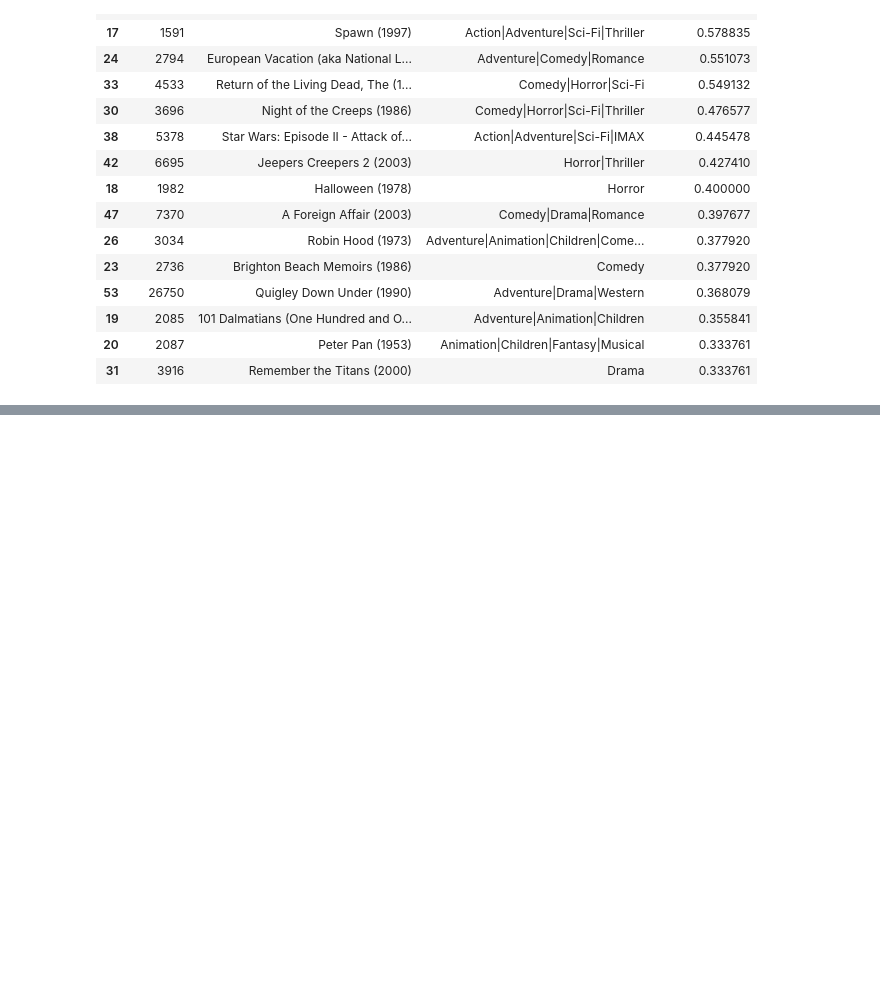
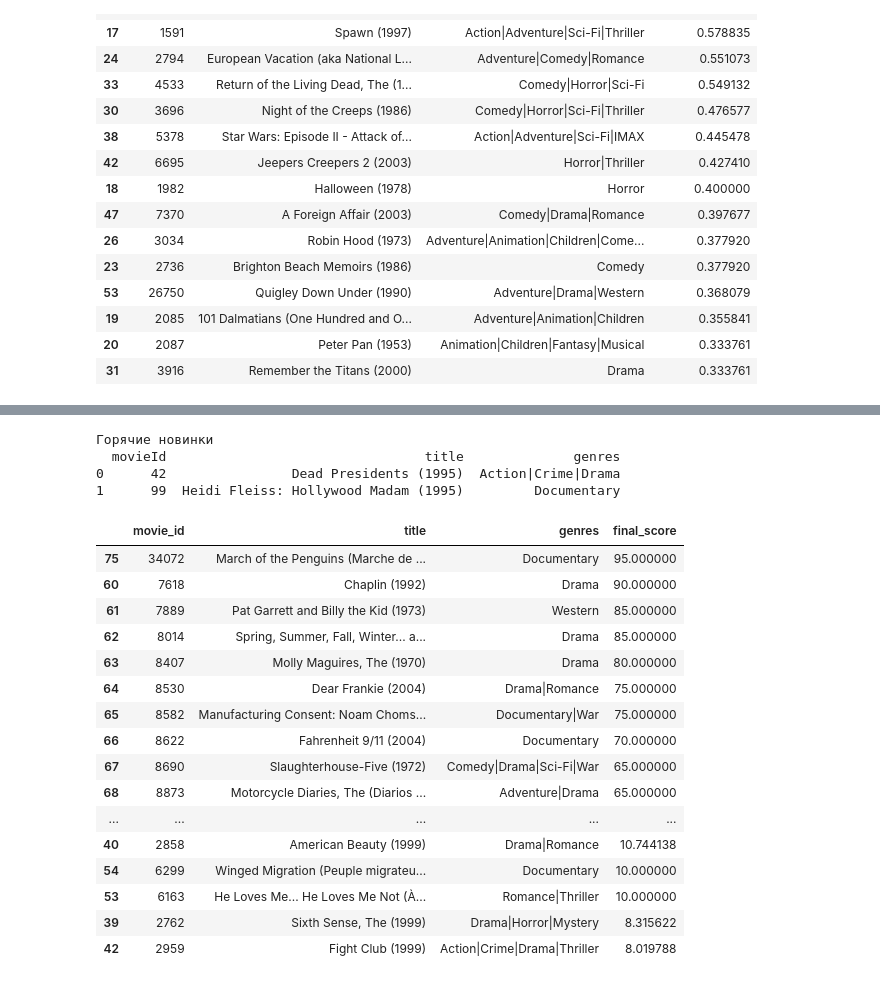
Before and after one commit to Saatarko/HomeworkDS, a Jupyter notebook: Homework_hybrid_rec_system.ipynb, the cells around one changed output, grey strips where cells are left out. Saved outputs shown, nothing was run; the diff lists cells and outputs as text; code cells hidden in the pictures; blank space fills up the shorter version.

```diff
--- a/Homework_hybrid_rec_system.ipynb
+++ b/Homework_hybrid_rec_system.ipynb
@@ -59,6 +60,7 @@ ratings = pd.read_csv('content/films/ratings.csv')
 tags = pd.read_csv('content/films/tags.csv')
 genome_tags = pd.read_csv('content/films/genome-tags.csv')
 genome_scores = pd.read_csv('content/films/genome-scores.csv')
+importance_df = pd.DataFrame(columns=['movieId', 'importance_score'])
 
 # Проверим размеры
 print("movies:", movies.shape)
@@ -955,0 +1062,29 @@ final_df
+# %%
+
+# Получаем рекомендации
+result_zn = ensemble_user_based_with_koef(user_id=5)
+# %% [output]
+Горячие новинки
+  movieId                                 title              genres
+0      42                Dead Presidents (1995)  Action|Crime|Drama
+1      99  Heidi Fleiss: Hollywood Madam (1995)         Documentary
+# %%
+result_zn
+# %% [output]
+|  | movie_id | title | genres | final_score |
+| 75 | 34072 | March of the Penguins (Marche de ... | Documentary | 95.000000 |
+| 60 | 7618 | Chaplin (1992) | Drama | 90.000000 |
+| 61 | 7889 | Pat Garrett and Billy the Kid (1973) | Western | 85.000000 |
+| 62 | 8014 | Spring, Summer, Fall, Winter... a... | Drama | 85.000000 |
+| 63 | 8407 | Molly Maguires, The (1970) | Drama | 80.000000 |
+| 64 | 8530 | Dear Frankie (2004) | Drama|Romance | 75.000000 |
+| 65 | 8582 | Manufacturing Consent: Noam Choms... | Documentary|War | 75.000000 |
+| 66 | 8622 | Fahrenheit 9/11 (2004) | Documentary | 70.000000 |
+| 67 | 8690 | Slaughterhouse-Five (1972) | Comedy|Drama|Sci-Fi|War | 65.000000 |
+| 68 | 8873 | Motorcycle Diaries, The (Diarios ... | Adventure|Drama | 65.000000 |
+| ... | ... | ... | ... | ... |
+| 40 | 2858 | American Beauty (1999) | Drama|Romance | 10.744138 |
+| 54 | 6299 | Winged Migration (Peuple migrateu... | Documentary | 10.000000 |
+| 53 | 6163 | He Loves Me... He Loves Me Not (À... | Romance|Thriller | 10.000000 |
+| 39 | 2762 | Sixth Sense, The (1999) | Drama|Horror|Mystery | 8.315622 |
+| 42 | 2959 | Fight Club (1999) | Action|Crime|Drama|Thriller | 8.019788 |
```
Also changed, not shown: parts of 16 cells of this notebook, 3 other files.
